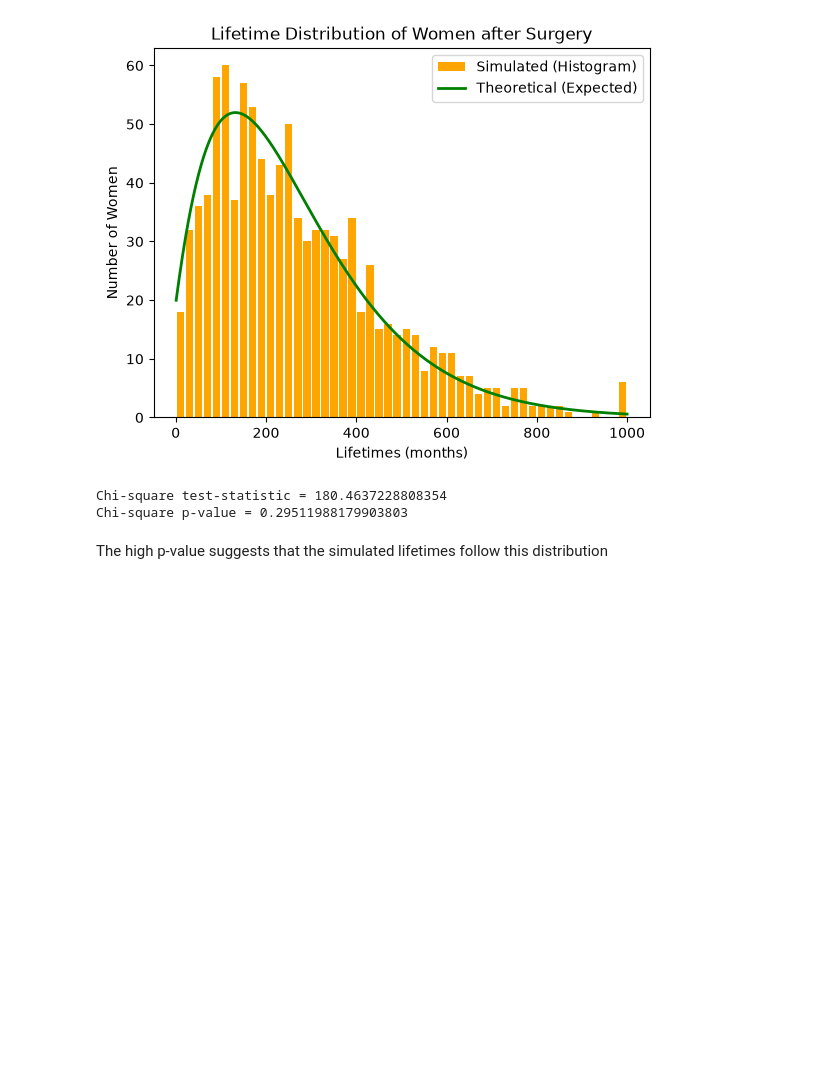
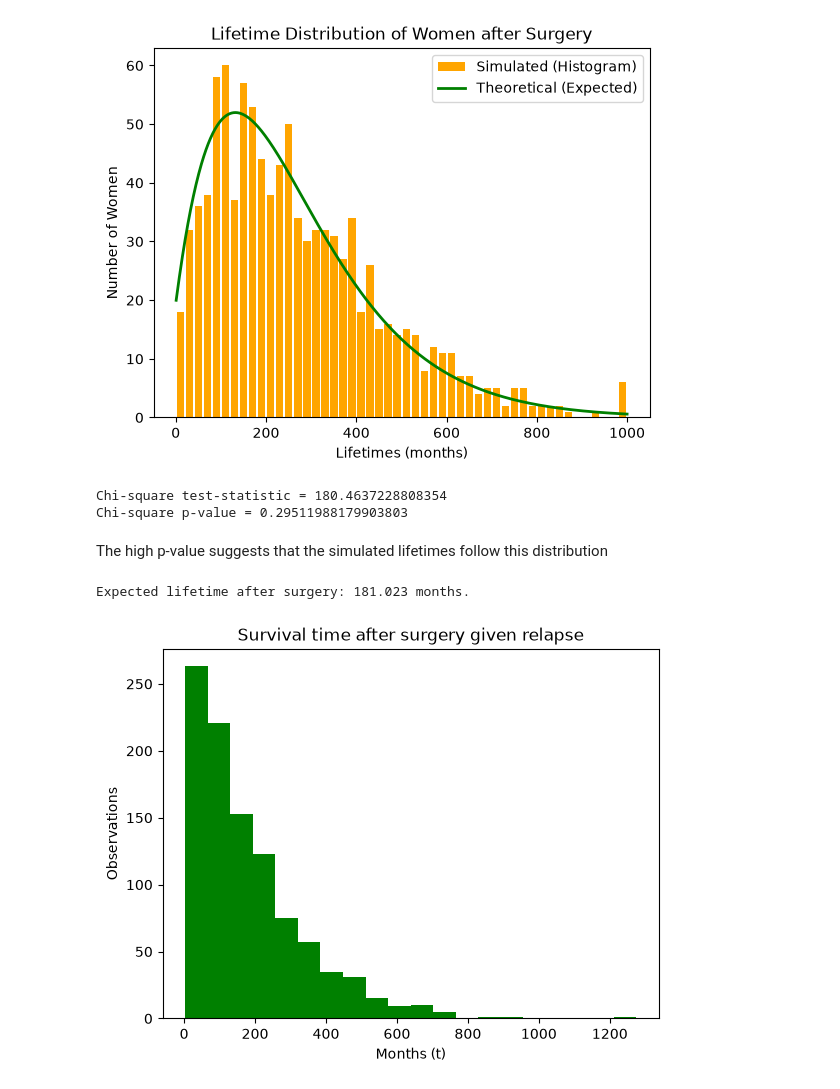
Before and after one commit to kridk999/stochastic_project1, a Jupyter notebook: src/prjt1/projekt1.ipynb, the cells around one changed output. Drawn from its saved outputs; the diff is of its cells as text; code cells hidden in the pictures; blank space fills up the shorter version.

```diff
--- a/src/prjt1/projekt1.ipynb
+++ b/src/prjt1/projekt1.ipynb
@@ -277,3 +277,51 @@ Chi-square test-statistic = 180.4637228808354
 Chi-square p-value = 0.29511988179903803
 # %% [markdown]
 The high p-value suggests that the simulated lifetimes follow this distribution
+# %%
+# A function is created that takes number of samples as input
+def expected_lifetime_after_surgery(n_women):
+
+
+    samples = 0
+    accept_reject = []
+    survival_time = []
+
+# while the accepcted samples account for less than 1000, resampling continues.
+    while samples < n_women:
+
+        state = 0
+        time = 0
+
+# The initial acceptance/rejection phase
+        # loop through states which is not 4
+        while state != 4 and time < 12:
+            state = np.random.choice(range(5), p=P[state])
+            time += 1
+
+            if state in [1 , 2]:
+                while state != 4:
+                    state = np.random.choice(range(5), p=P[state])
+                    time += 1
+                samples += 1
+
+                survival_time.append(time)
+
+    expected_lifetime = np.mean(survival_time)
+
+
+
+    return expected_lifetime, survival_time
+# %%
+n_women = 1000
+expected_lifetime = expected_lifetime_after_surgery(n_women)
+print("Expected lifetime after surgery:", expected_lifetime[0], "months.")
+# %% [output]
+Expected lifetime after surgery: 181.023 months.
+# %%
+plt.hist(expected_lifetime[1], bins = 20, color="green")
+plt.xlabel('Months (t)')
+plt.ylabel('Observations')
+plt.title('Survival time after surgery given relapse')
+plt.show()
+# %% [output]
+[figure, added]
```
